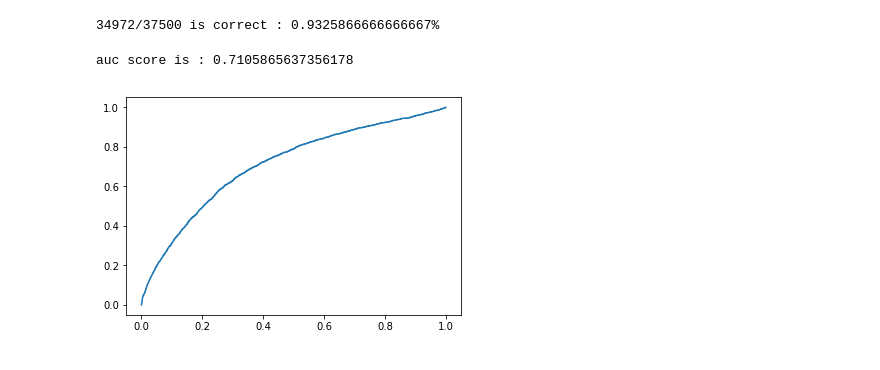
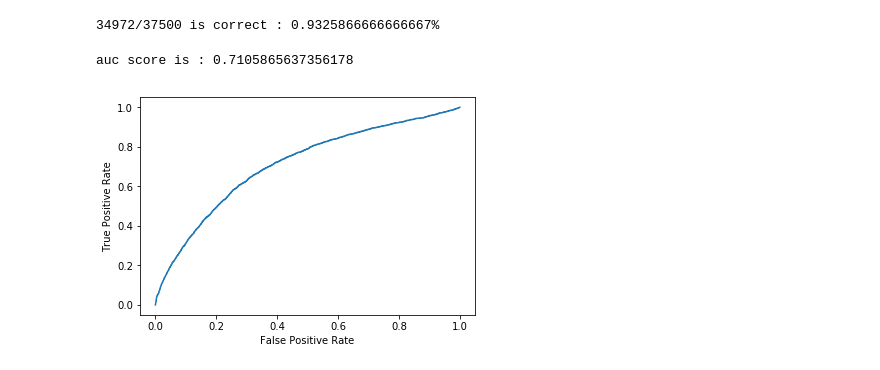
Before and after one commit to clara8043/credit_kaggle, a Jupyter notebook: analysis.ipynb, the cells around one changed output. Cells and saved outputs as stored; diff of their text form; code cells hidden in the pictures.

```diff
--- a/analysis.ipynb
+++ b/analysis.ipynb
@@ -261,17 +261,19 @@ print(f'{num}/{len(y_test)} is correct : {num/len(y_test)}%')
 # %%
 # for AUC evaluation
 
 y_val_prob = F.softmax(y_val)[:,1] #probability of experiencing 90 days past due delinquency
 y_val_argmax = y_val.argmax(1)
 fpr,tpr, _ = roc_curve(y_test,y_val_prob)
 auc = roc_auc_score(y_test,y_val_prob)
 print(f'auc score is : {auc}')
 
 plt.plot(fpr,tpr)
+plt.xlabel("False Positive Rate")
+plt.ylabel("True Positive Rate")
 plt.show()
 # %% [output]
 auc score is : 0.7105865637356178
-[figure, old version]
+[figure, new version]
 # %%
 # Test dataset
 test_df = pd.read_csv('../credit_kaggle/GiveMeSomeCredit/cs-test.csv')
```
Also changed, not shown: parts of 1 cell of this notebook.
